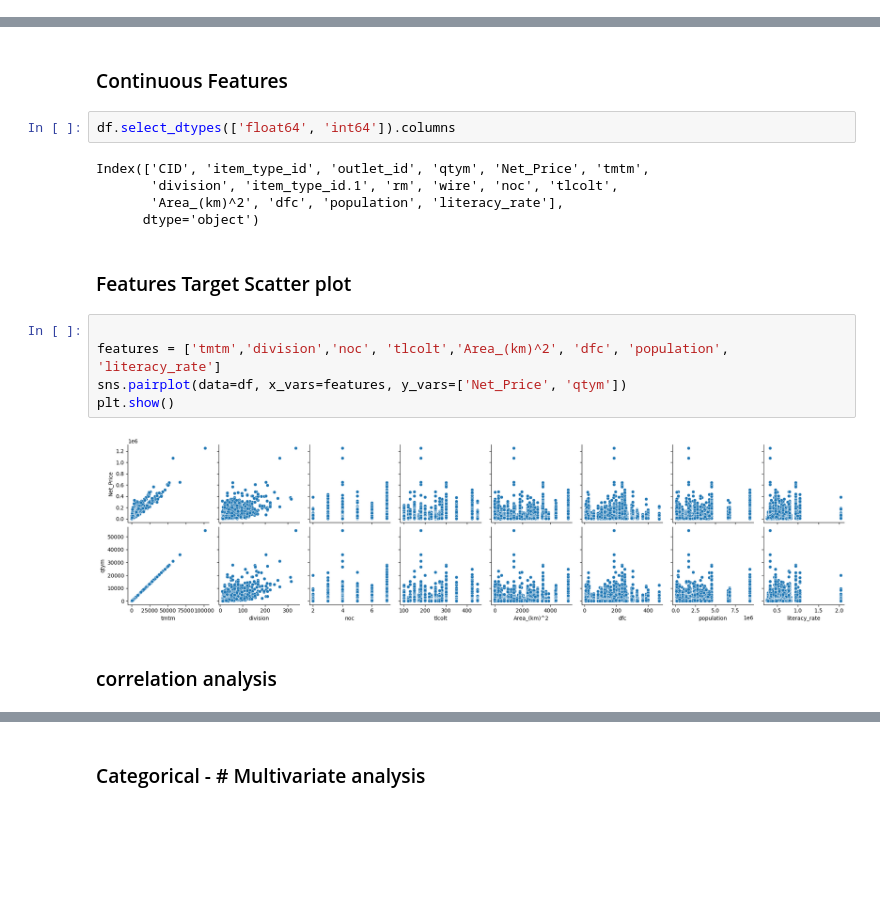
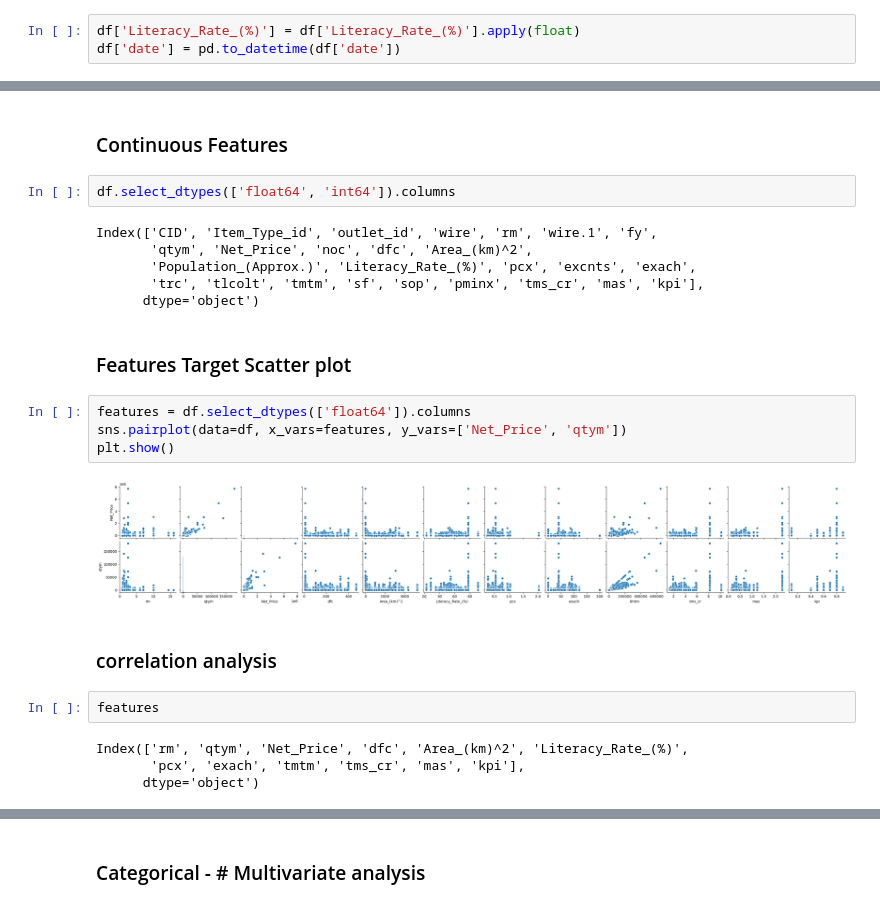
Before and after one commit to Maruf2309/demand-forecast-SQGroup, a Jupyter notebook: notebooks/b_PreProcess/a_EDA.ipynb, the cells around one changed output, grey strips where cells are left out. Cells and saved outputs as stored; diff of their text form; blank space fills up the shorter version.

```diff
--- a/notebooks/b_PreProcess/a_EDA.ipynb
+++ b/notebooks/b_PreProcess/a_EDA.ipynb
@@ -163,0 +213,3 @@ Index(['CID', 'item_type_id', 'item_type', 'size', 'date', 'Category', 'grade',
+# %%
+df['Literacy_Rate_(%)'] = df['Literacy_Rate_(%)'].apply(float)
+df['date'] = pd.to_datetime(df['date'])
@@ -325,20 +526,26 @@ plt.show()
 # %%
 df.select_dtypes(['float64', 'int64']).columns
 # %% [output]
-Index(['CID', 'item_type_id', 'outlet_id', 'qtym', 'Net_Price', 'tmtm',
-       'division', 'item_type_id.1', 'rm', 'wire', 'noc', 'tlcolt',
-       'Area_(km)^2', 'dfc', 'population', 'literacy_rate'],
+Index(['CID', 'Item_Type_id', 'outlet_id', 'wire', 'rm', 'wire.1', 'fy',
+       'qtym', 'Net_Price', 'noc', 'dfc', 'Area_(km)^2',
+       'Population_(Approx.)', 'Literacy_Rate_(%)', 'pcx', 'excnts', 'exach',
+       'trc', 'tlcolt', 'tmtm', 'sf', 'sop', 'pminx', 'tms_cr', 'mas', 'kpi'],
       dtype='object')
 # %% [markdown]
 ### Features Target Scatter plot
 # %%
-
-features = ['tmtm','division','noc', 'tlcolt','Area_(km)^2', 'dfc', 'population', 'literacy_rate']
+features = df.select_dtypes(['float64']).columns
 sns.pairplot(data=df, x_vars=features, y_vars=['Net_Price', 'qtym'])
 plt.show()
 # %% [output]
-[figure, old version]
+[figure, new version]
 # %% [markdown]
 ### correlation analysis
+# %%
+features
+# %% [output]
+Index(['rm', 'qtym', 'Net_Price', 'dfc', 'Area_(km)^2', 'Literacy_Rate_(%)',
+       'pcx', 'exach', 'tmtm', 'tms_cr', 'mas', 'kpi'],
+      dtype='object')
 # %%
 
```
Also changed, not shown: parts of 37 cells of this notebook, 5 other files.
